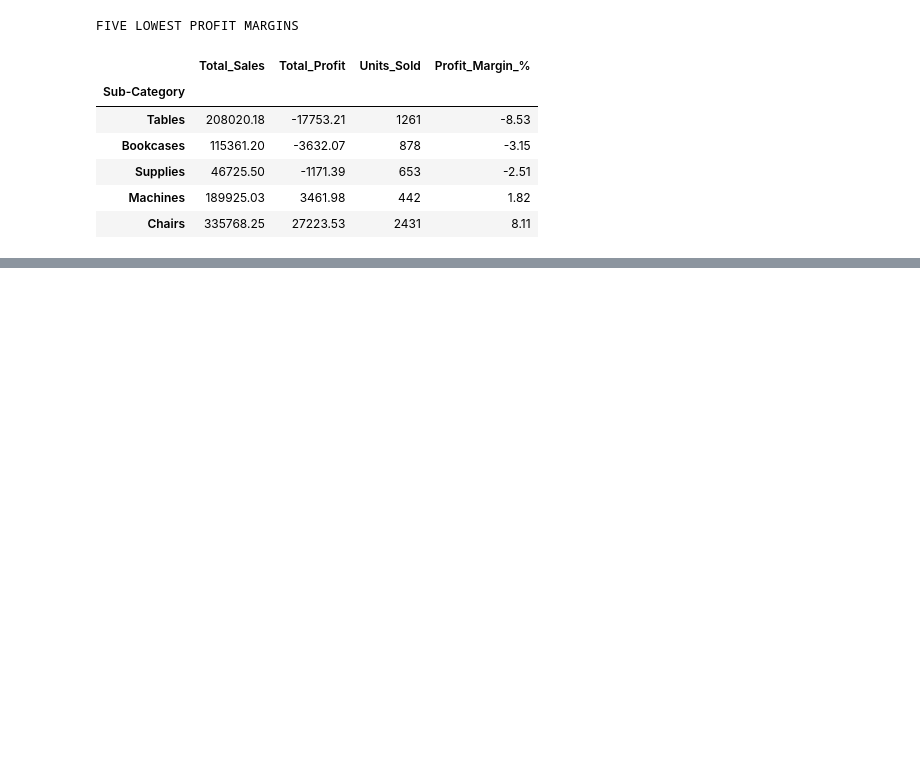
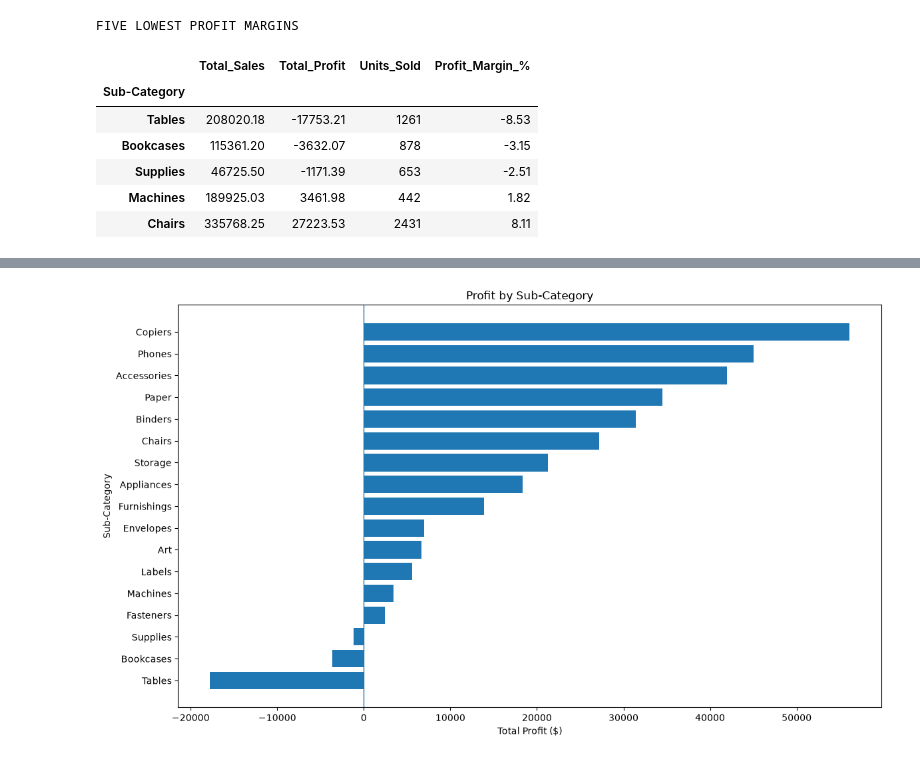
Before and after one commit to kumaridipika928-dot/ecommerce-sales-analytics, a Jupyter notebook: notebooks/02_sales_eda.ipynb, the cells around one changed output, grey strips where cells are left out. Saved outputs shown, nothing was run; the diff lists cells and outputs as text; code cells hidden in the pictures; blank space fills up the shorter version.

Commit message:
feat: add customer sales, profitability, frequency, and distribution analysis

```diff
--- a/notebooks/02_sales_eda.ipynb
+++ b/notebooks/02_sales_eda.ipynb
@@ -1571,0 +1727,23 @@ FIVE LOWEST PROFIT MARGINS
+# %%
+
+import matplotlib.pyplot as plt
+
+profit_data = subcategory_analysis.sort_values(
+    "Total_Profit"
+)
+
+plt.figure(figsize=(12, 7))
+
+plt.barh(
+    profit_data.index,
+    profit_data["Total_Profit"]
+)
+
+plt.axvline(0, linewidth=1)
+plt.title("Profit by Sub-Category")
+plt.xlabel("Total Profit ($)")
+plt.ylabel("Sub-Category")
+plt.tight_layout()
+plt.show()
+# %% [output]
+[figure, added]
```
Also changed, not shown: parts of 29 cells of this notebook, 2 other files.
